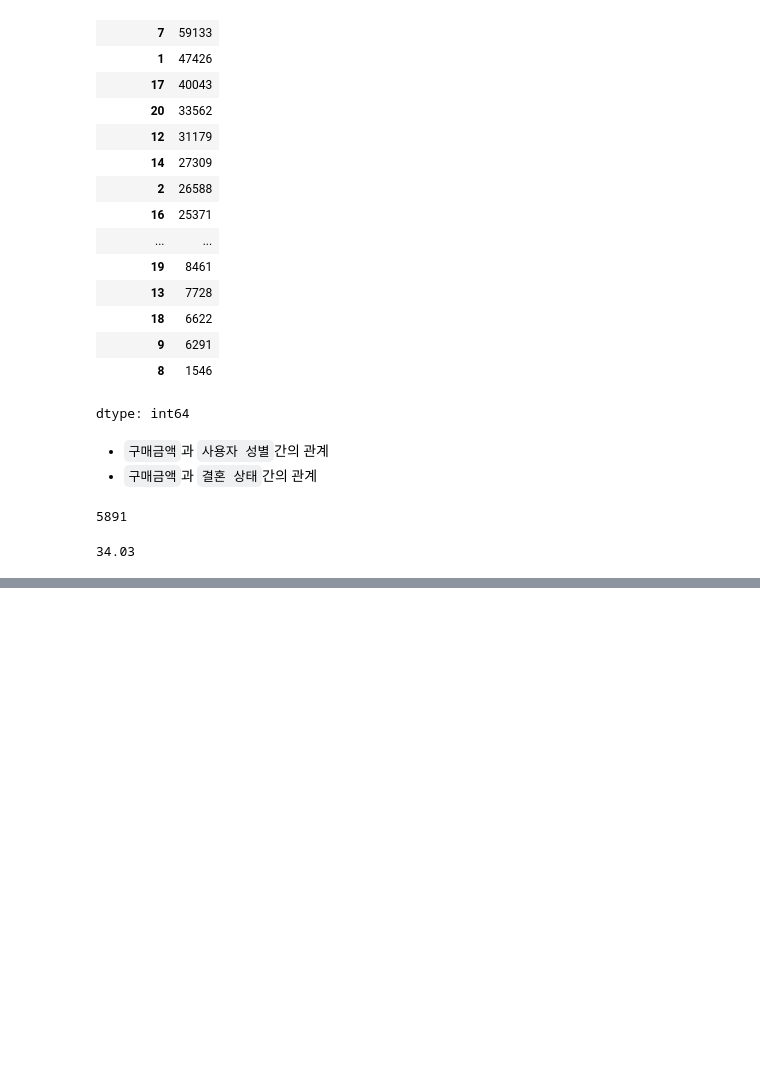
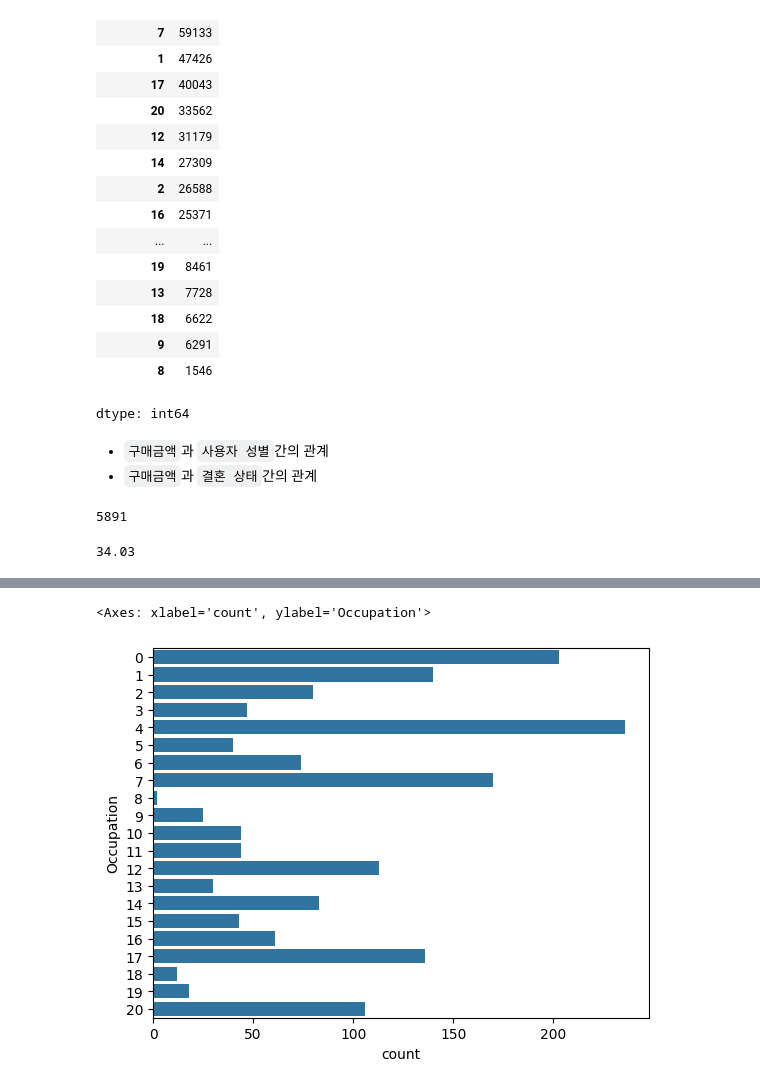
Before and after one commit to Songya621/wallmart_dataset_analysis, a Jupyter notebook: notebook/wallmart_dataset_analysis.ipynb, the cells around one changed output, grey strips where cells are left out. Drawn from its saved outputs; the diff is of its cells as text; code cells hidden in the pictures; blank space fills up the shorter version.

```diff
--- a/notebook/wallmart_dataset_analysis.ipynb
+++ b/notebook/wallmart_dataset_analysis.ipynb
@@ -183,0 +399,5 @@ round((top10 / total) * 100, 2)
+# %%
+# 사용자 정보와 무관한 제품정보('Product_ID', 'Product_Category', 'Purchase')를 제거
+user_df = df.drop(columns=['Product_ID', 'Product_Category', 'Purchase']).drop_duplicates().copy()
+# 사용자 정보와 관련 있는 데이터만 생성
+user_df.head()
@@ -183,0 +411,11 @@ round((top10 / total) * 100, 2)
+# %%
+# A, B, C 지역의 데이터 프레임을 별도로 생성
+a_df = user_df[user_df['City_Category'] == 'A']
+b_df = user_df[user_df['City_Category'] == 'B']
+c_df = user_df[user_df['City_Category'] == 'C']
+# %%
+# B 지역의 직업별 분포
+sns.countplot(b_df['Occupation'].astype('category'))
+# %% [output]
+<Axes: xlabel='count', ylabel='Occupation'>
+[figure, added]
```
Also changed, not shown: parts of 37 cells of this notebook.
